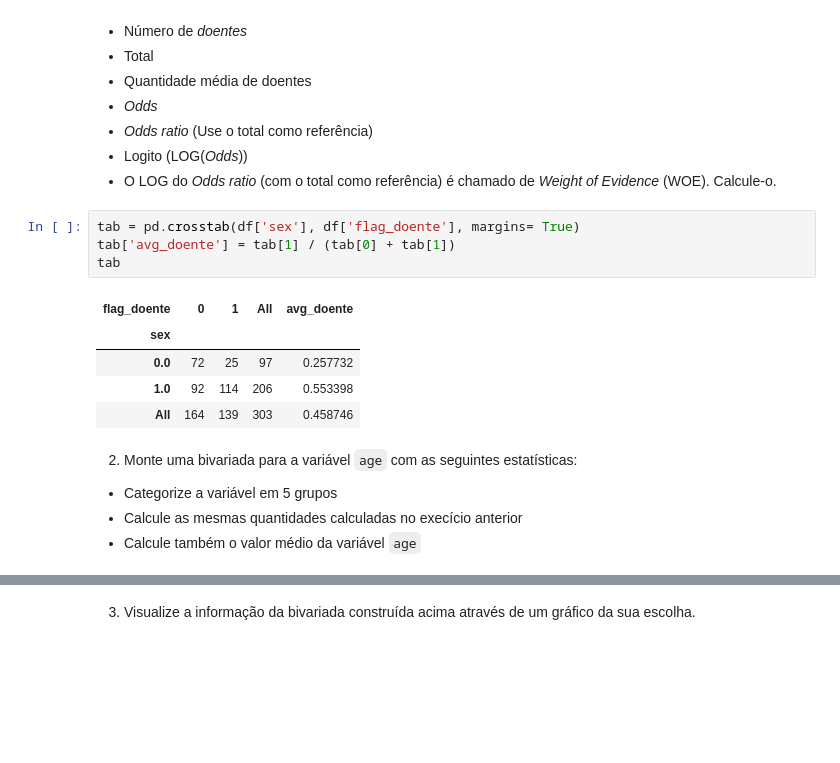
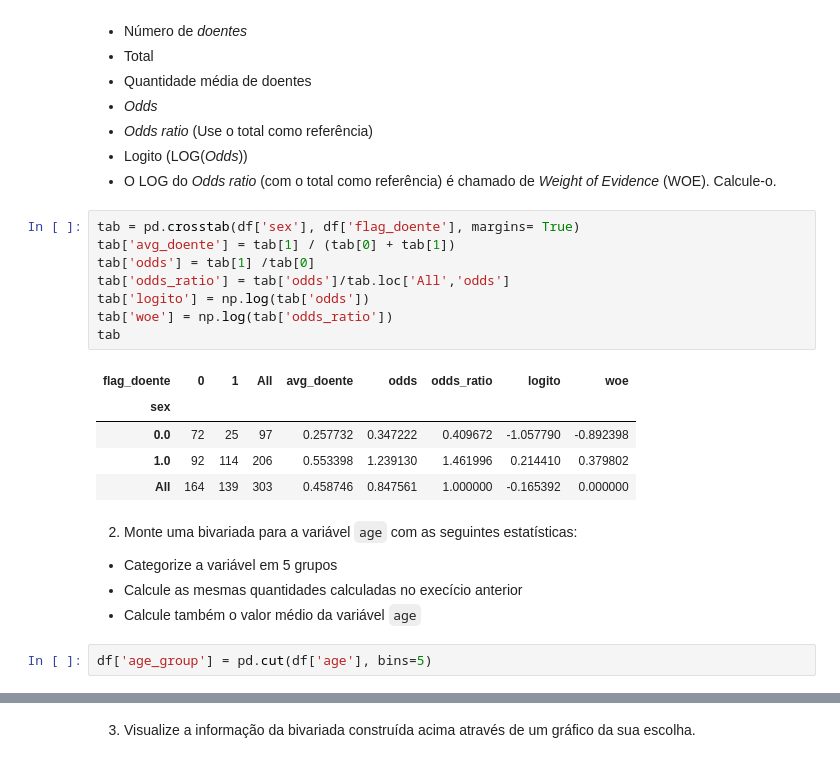
Before and after one commit to PedroHang/Logistic-Regression-I-Exercise-I, a Jupyter notebook: log_reg_1.ipynb, the cells around one changed output, grey strips where cells are left out. Drawn from its saved outputs; the diff is of its cells as text; blank space fills up the shorter version.

````diff
--- a/log_reg_1.ipynb
+++ b/log_reg_1.ipynb
@@ -83,15 +83,21 @@ df
 # %%
 tab = pd.crosstab(df['sex'], df['flag_doente'], margins= True)
 tab['avg_doente'] = tab[1] / (tab[0] + tab[1])
+tab['odds'] = tab[1] /tab[0]
+tab['odds_ratio'] = tab['odds']/tab.loc['All','odds']
+tab['logito'] = np.log(tab['odds'])
+tab['woe'] = np.log(tab['odds_ratio'])
 tab
 # %% [output]
-| flag_doente | 0 | 1 | All | avg_doente |
-| sex |  |  |  |  |
-| 0.0 | 72 | 25 | 97 | 0.257732 |
-| 1.0 | 92 | 114 | 206 | 0.553398 |
-| All | 164 | 139 | 303 | 0.458746 |
+| flag_doente | 0 | 1 | All | avg_doente | odds | odds_ratio | logito | woe |
+| sex |  |  |  |  |  |  |  |  |
+| 0.0 | 72 | 25 | 97 | 0.257732 | 0.347222 | 0.409672 | -1.057790 | -0.892398 |
+| 1.0 | 92 | 114 | 206 | 0.553398 | 1.239130 | 1.461996 | 0.214410 | 0.379802 |
+| All | 164 | 139 | 303 | 0.458746 | 0.847561 | 1.000000 | -0.165392 | 0.000000 |
 # %% [markdown]
 2. Monte uma bivariada para a variável ```age``` com as seguintes estatísticas:
 - Categorize a variável em 5 grupos
 - Calcule as mesmas quantidades calculadas no execício anterior
 - Calcule também o valor médio da variável ```age```
+# %%
+df['age_group'] = pd.cut(df['age'], bins=5)
````
Also changed, not shown: parts of 2 cells of this notebook.
